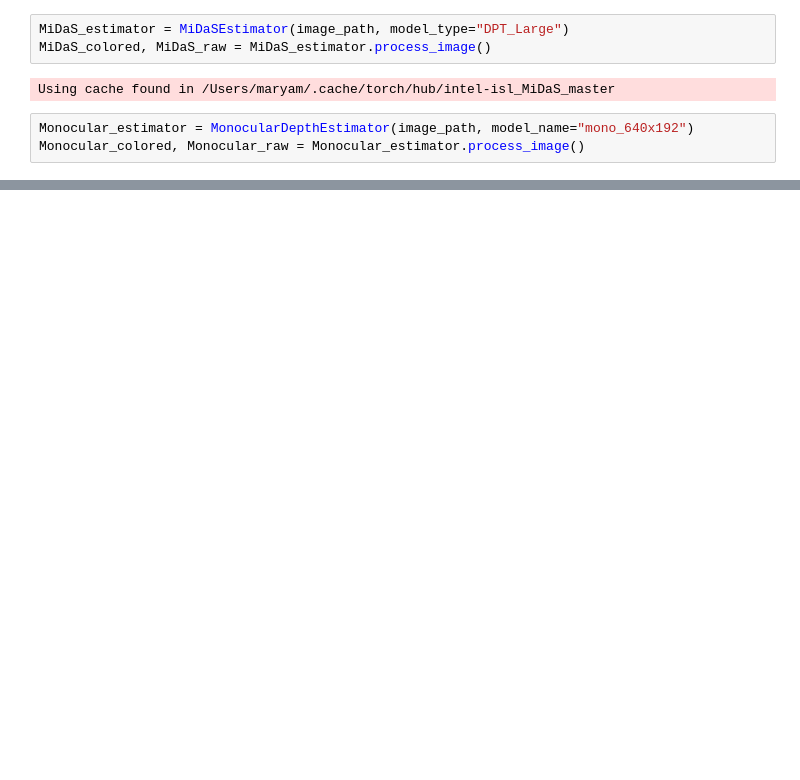
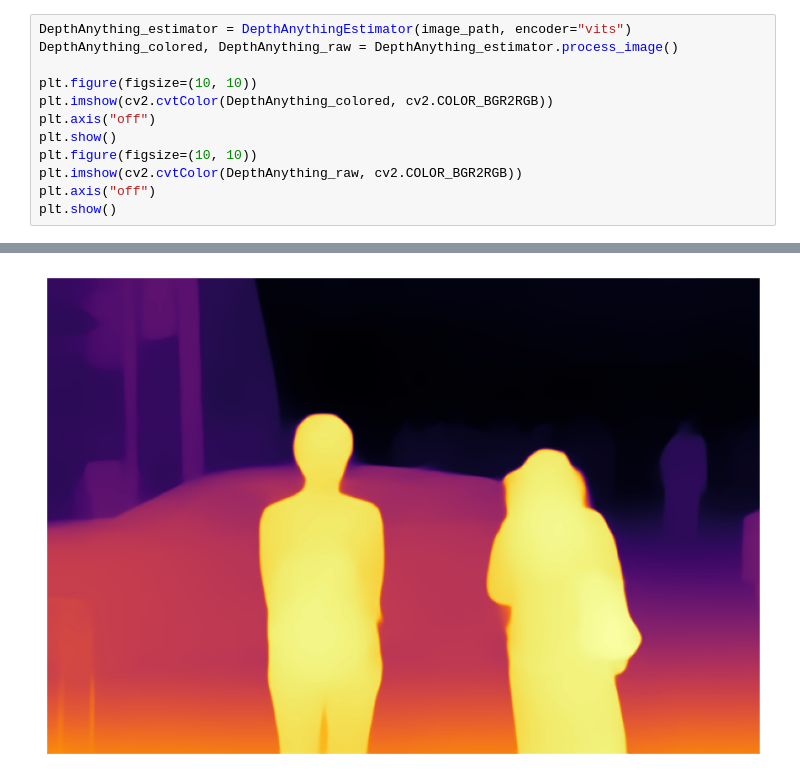
Before and after one commit to maryam-mohebbi/Depth-Aware-Object-Detection, a Jupyter notebook: da_od/model/Visualization.ipynb, the cells around one changed output, grey strips where cells are left out. Cells and saved outputs as stored; diff of their text form; blank space fills up the shorter version.

```diff
--- a/da_od/model/Visualization.ipynb
+++ b/da_od/model/Visualization.ipynb
@@ -30,8 +44,13 @@ DepthAnything_colored, DepthAnything_raw = DepthAnything_estimator.process_image
-# %%
-MiDaS_estimator = MiDaSEstimator(image_path, model_type="DPT_Large")
-MiDaS_colored, MiDaS_raw = MiDaS_estimator.process_image()
-# %% [output]
-Using cache found in /Users/maryam/.cache/torch/hub/intel-isl_MiDaS_master
-# %%
-Monocular_estimator = MonocularDepthEstimator(image_path, model_name="mono_640x192")
-Monocular_colored, Monocular_raw = Monocular_estimator.process_image()
+# %%
+DepthAnything_estimator = DepthAnythingEstimator(image_path, encoder="vits")
+DepthAnything_colored, DepthAnything_raw = DepthAnything_estimator.process_image()
+
+plt.figure(figsize=(10, 10))
+plt.imshow(cv2.cvtColor(DepthAnything_colored, cv2.COLOR_BGR2RGB))
+plt.axis("off")
+plt.show()
+plt.figure(figsize=(10, 10))
+plt.imshow(cv2.cvtColor(DepthAnything_raw, cv2.COLOR_BGR2RGB))
+plt.axis("off")
+plt.show()
+# %% [output]
@@ -37,0 +60 @@ Monocular_colored, Monocular_raw = Monocular_estimator.process_image()
+[figure, added]
```
Also changed, not shown: parts of 13 cells of this notebook, 29 other files.
